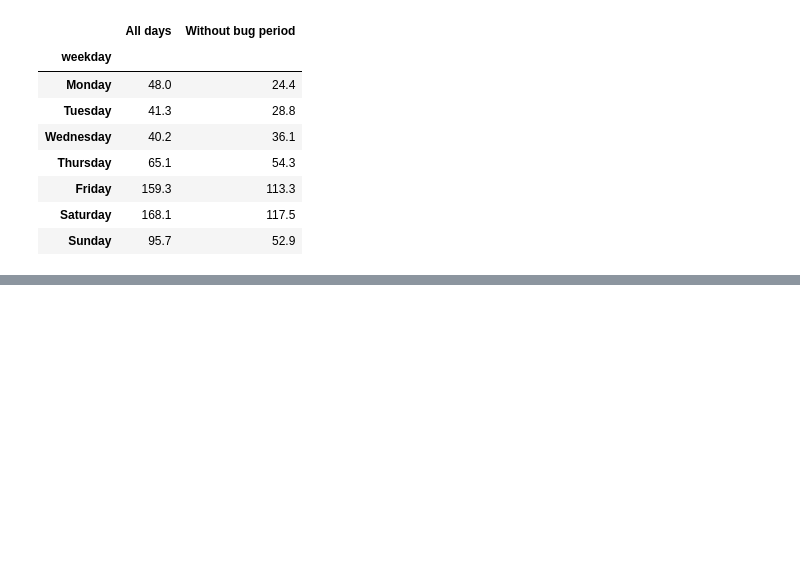
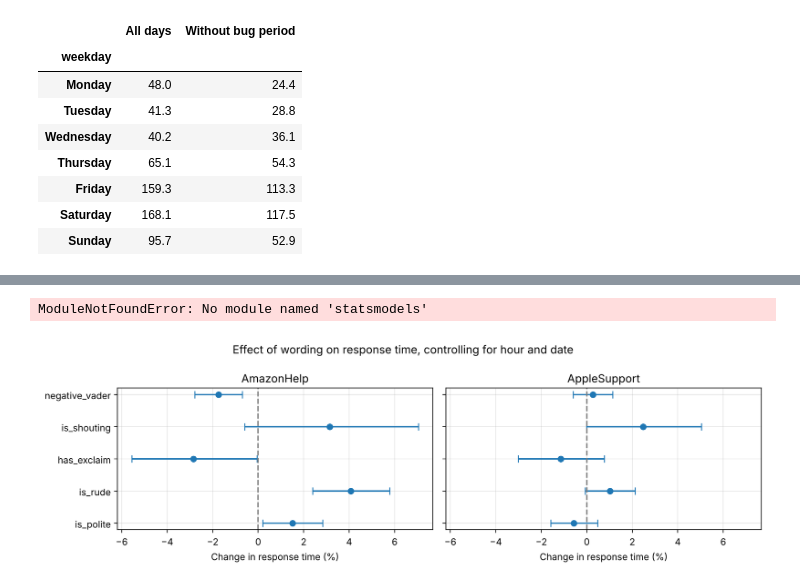
Before and after one commit to Chuandablackpig/CustomerSupportAnalysis, a Jupyter notebook: piplines/eda.ipynb, the cells around one changed output, grey strips where cells are left out. Saved outputs shown, nothing was run; the diff lists cells and outputs as text; code cells hidden in the pictures; blank space fills up the shorter version.

```diff
--- a/piplines/eda.ipynb
+++ b/piplines/eda.ipynb
@@ -127,0 +459,48 @@ pd.DataFrame({
+# %%
+import statsmodels.formula.api as smf
+
+cases["log_minutes"] = np.log(cases["response_minutes"])
+cases["date"] = cases["local_time"].dt.date.astype(str)
+cases["negative_vader"] = cases["sentiment"] < -0.05
+
+features = ["is_polite", "is_rude", "has_exclaim", "is_shouting", "negative_vader"]
+formula = "log_minutes ~ " + " + ".join(features) + " + C(hour) + C(date)"
+
+results = []
+for brand, group in cases.groupby("brand"):
+    model = smf.ols(formula, data=group).fit(cov_type="HC1")
+    for f in features:
+        name = f + "[T.True]"
+        low, high = model.conf_int().loc[name]
+        results.append({
+            "brand": brand,
+            "feature": f,
+            "effect_%": (np.exp(model.params[name]) - 1) * 100,   # % change in wait
+            "ci_low_%": (np.exp(low) - 1) * 100,
+            "ci_high_%": (np.exp(high) - 1) * 100,
+            "p_value": model.pvalues[name],
+        })
+
+effects = pd.DataFrame(results)
+effects.round(3)
+# %% [output]
+ModuleNotFoundError: No module named 'statsmodels'
+# %%
+# Plot the estimated effects with 95% confidence intervals
+fig, axes = plt.subplots(1, 2, figsize=(11, 3.5), sharex=True, sharey=True)  # same x-axis so brands are comparable
+for ax, (brand, group) in zip(axes, effects.groupby("brand")):
+    y = range(len(group))
+    ax.errorbar(group["effect_%"], y,
+                xerr=[group["effect_%"] - group["ci_low_%"], group["ci_high_%"] - group["effect_%"]],
+                fmt="o", capsize=4)
+    ax.axvline(0, color="gray", linestyle="--")
+    ax.set_yticks(list(y))
+    ax.set_yticklabels(group["feature"])
+    ax.set_title(brand)
+    ax.set_xlabel("Change in response time (%)")
+    ax.grid(alpha=0.3)
+plt.suptitle("Effect of wording on response time, controlling for hour and date")
+plt.tight_layout()
+plt.show()
+# %% [output]
+[figure, added]
```
Also changed, not shown: parts of 42 cells of this notebook, 2 other files.
